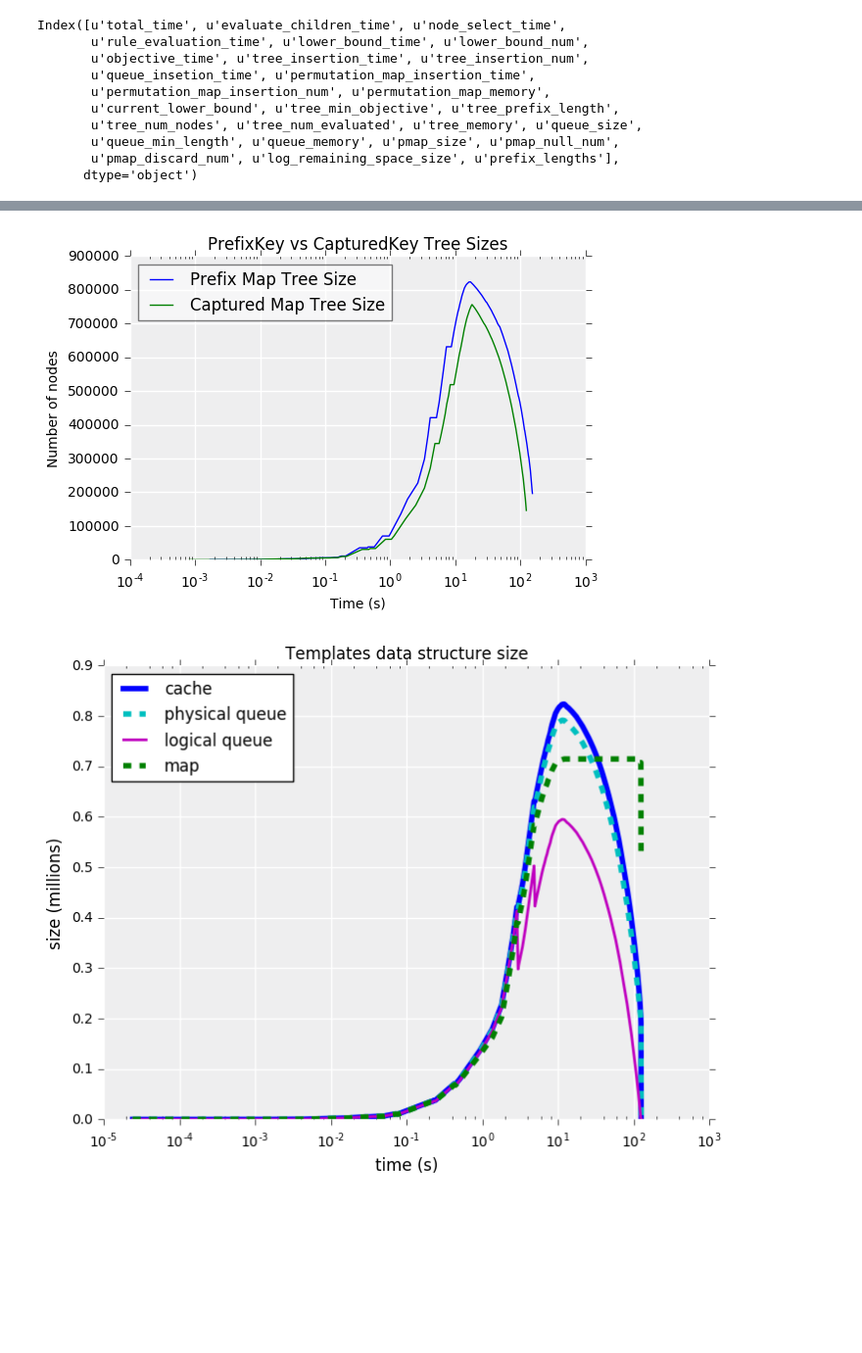
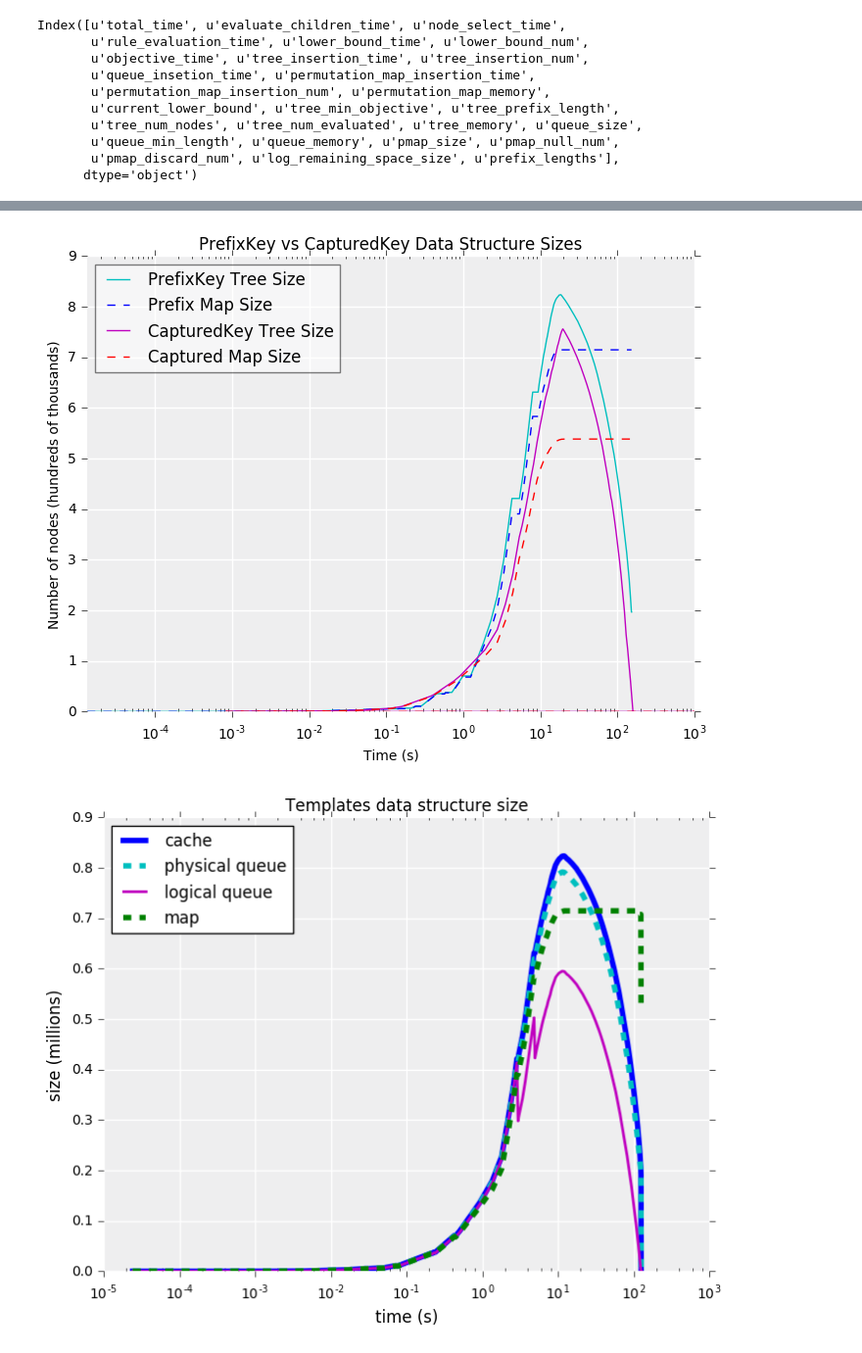
Before and after one commit to alexzheng587/corels, a Jupyter notebook: notebooks/Logs.ipynb, the cells around one changed output, grey strips where cells are left out. Shown at 98% size. Cells and saved outputs as stored; diff of their text form; code cells hidden in the pictures; blank space fills up the shorter version.

```diff
--- a/notebooks/Logs.ipynb
+++ b/notebooks/Logs.ipynb
@@ -32,7 +33,7 @@ fs = 12 #fontsize
 def parse_prefix_sums(p):
     return np.sum([int(q.split(':')[1]) for q in p.split(';') if q])
 # %%
-cap = '../logs/for-compas_1_train.out-curious_lb-with_captured_symmetry_map-minor-removed=none-max_num_nodes=100000000-c=0.0050000-v=1-f=1000.txt'
+cap = '../logs/thesis/pmap/for-compas_1_train.out-curious_lb-with_captured_symmetry_map-minor-removed=none-max_num_nodes=100000000-c=0.0050000-v=1-f=1000.txt'
 cap_df = pd.read_csv(cap)
 cap_df.fillna('', inplace=True)
 cap_df.head()
@@ -291,14 +298,17 @@ plt.show()
 # %%
-fig, ax = simple_ax(figsize=(6,4))
-ax.semilogx(corels_df['total_time'], corels_df['tree_num_nodes'], label='Prefix Map Tree Size')
-ax.semilogx(cap_df['total_time'], cap_df['tree_num_nodes'], label='Captured Map Tree Size')
-ax.set_ylabel('Number of nodes')
+fig, ax = simple_ax(figsize=(8,6))
+ax.semilogx(corels_df['total_time'], corels_df['tree_num_nodes'] / 10 ** 5, 'c-', label='PrefixKey Tree Size')
+ax.semilogx(corels_df['total_time'], corels_df['pmap_size'] / 10 ** 5, 'b--', label='Prefix Map Size')
+ax.semilogx(cap_df['total_time'], cap_df['tree_num_nodes'] / 10 ** 5, 'm-', label='CapturedKey Tree Size')
+ax.semilogx(cap_df['total_time'], cap_df['pmap_size'] / 10 ** 5, 'r--', label='Captured Map Size')
+ax.set_ylabel('Number of nodes (hundreds of thousands)')
 ax.set_xlabel('Time (s)')
-ax.set_title('PrefixKey vs CapturedKey Tree Sizes')
+ax.set_xlim([0, 1000])
+ax.set_title('PrefixKey vs CapturedKey Data Structure Sizes')
 plt.legend(fontsize=fs, framealpha=0.5, loc='best')
 plt.show()
 # %% [output]
-[figure, old version]
+[figure, new version]
 # %%
 templates = '../logs/thesis/templates/for-compas_1_train.out-curious_lb-with_prefix_perm_map-minor-removed=none-max_num_nodes=100000000-c=0.0050000-v=1-f=1000.txt'
 templates_df = pd.read_csv(templates)
```
Also changed, not shown: parts of 22 cells of this notebook, 13 other files.
